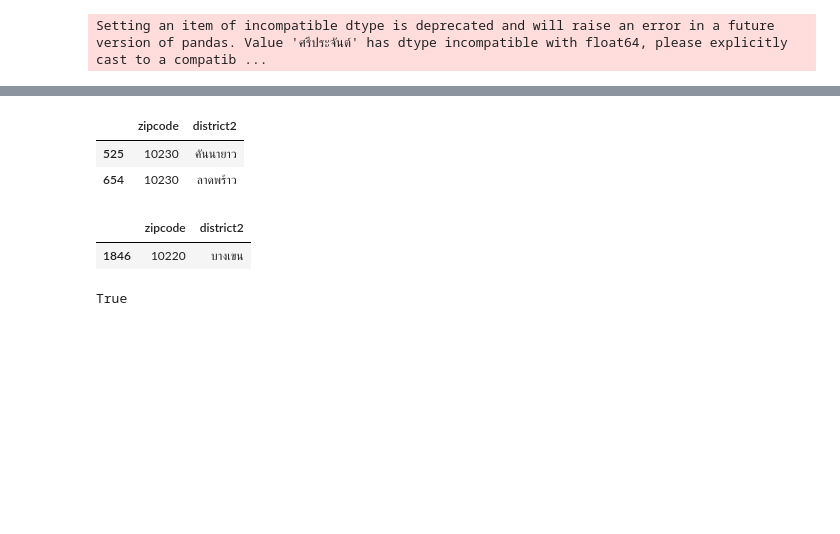
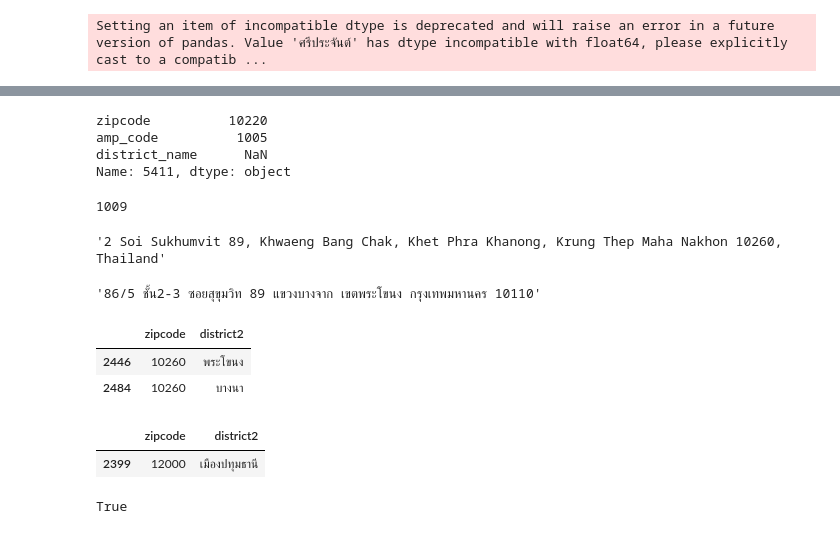
Before and after one commit to konrawit13/nct_distr, a Jupyter notebook: dist-report_v5.ipynb, the cells around one changed output, grey strips where cells are left out. Drawn from its saved outputs; the diff is of its cells as text; code cells hidden in the pictures; blank space fills up the shorter version.

```diff
--- a/dist-report_v5.ipynb
+++ b/dist-report_v5.ipynb
@@ -525,14 +678,33 @@ wran_district2.loc[wran_district2['district_name'].isna()]
+# %%
+corr_per_index_df.iloc[0]
+# %% [output]
+zipcode          10220
+amp_code          1005
+district_name      NaN
+Name: 5411, dtype: object
+# %%
+corr_per_index[22053]['amp_code']
+# %% [output]
+1009
+# %%
+wran_district2.loc[22053,'formatted_address']
+# %% [output]
+'2 Soi Sukhumvit 89, Khwaeng Bang Chak, Khet Phra Khanong, Krung Thep Maha Nakhon 10260, Thailand'
+# %%
+wran_district2.loc[22053,'fullAddress']
+# %% [output]
+'86/5 ชั้น2-3 ซอยสุขุมวิท 89 แขวงบางจาก เขตพระโขนง กรุงเทพมหานคร 10110'
 # %%
-sel_m3.loc[sel_m3['zipcode'] == 10230]
+sel_m3.loc[sel_m3['zipcode'] == 10260]
 # %% [output]
 |  | zipcode | district2 |
-| 525 | 10230 | คันนายาว |
-| 654 | 10230 | ลาดพร้าว |
+| 2446 | 10260 | พระโขนง |
+| 2484 | 10260 | บางนา |
 # %%
-sel_m3.loc[sel_m3['zip'].str.contains('บางเขน')]
+sel_m3.loc[sel_m3['district2'].str.contains('เมืองปทุมธานี')]
 # %% [output]
 |  | zipcode | district2 |
-| 1846 | 10220 | บางเขน |
+| 2399 | 12000 | เมืองปทุมธานี |
 # %%
 sel_m3.loc[sel_m3['zipcode'] == 10100].iloc[0]['district2'] in wran_district2.loc[wran_district2['district_name'].isna()].iloc[0]['fullAddress']
 # %% [output]
```
Also changed, not shown: parts of 70 cells of this notebook.
